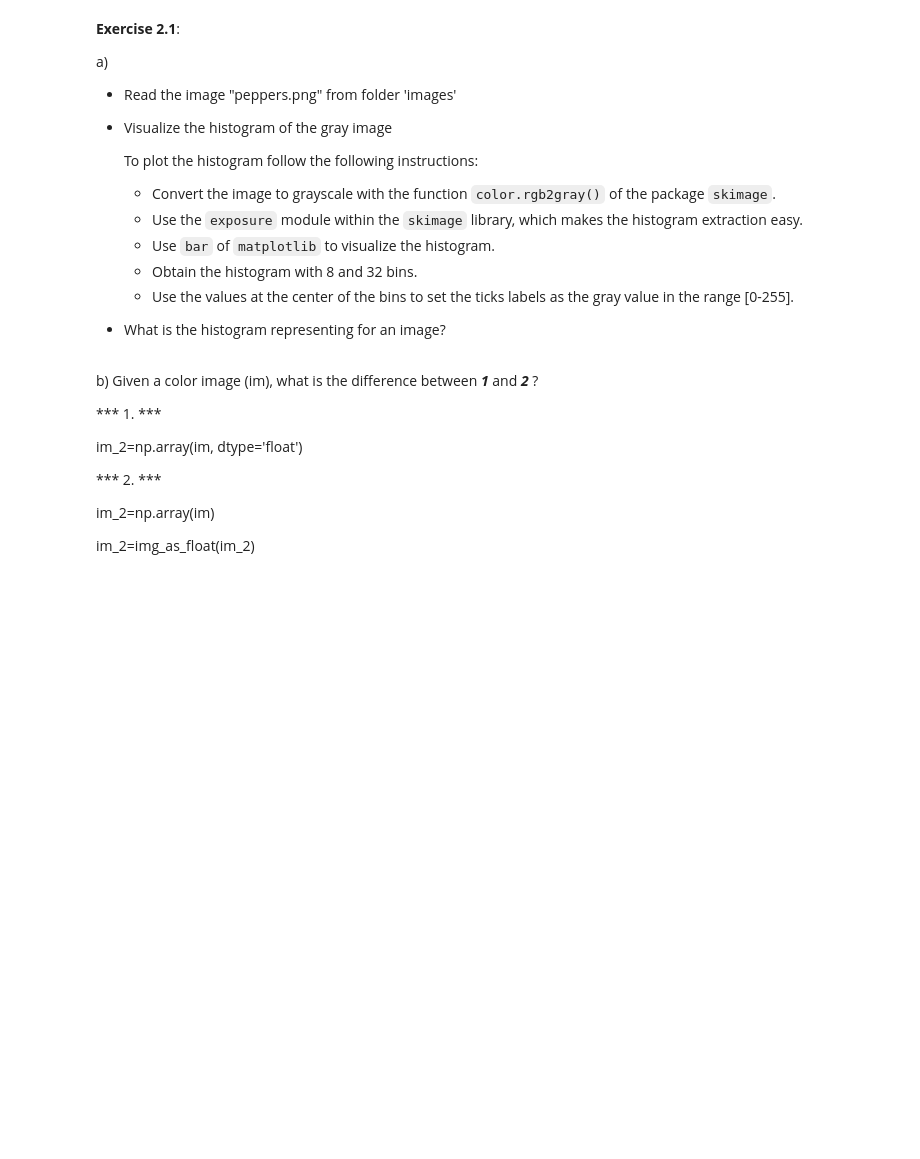
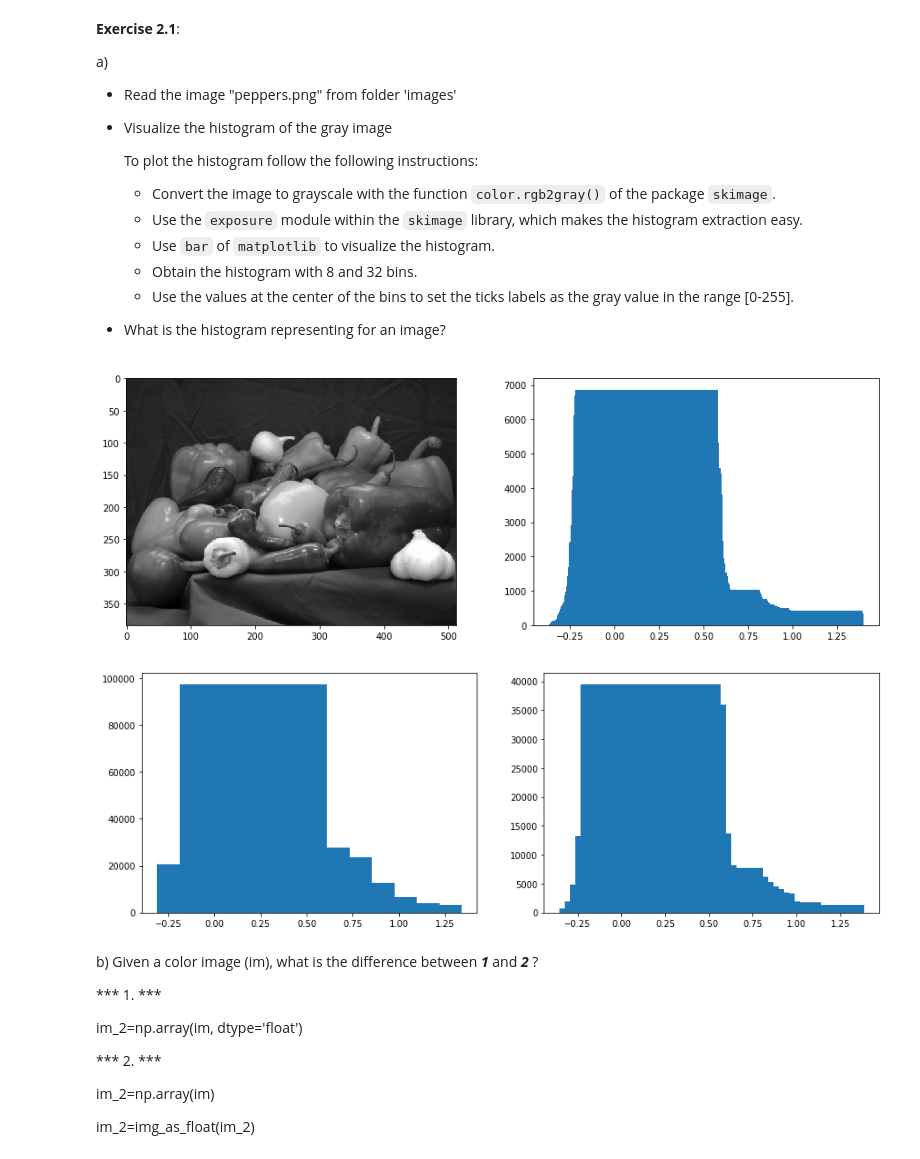
Before and after one commit to UPC-MAI-GitHub/MAI-CV, a Jupyter notebook: P2_filtering_and_edge_detection/CV1920-p2.ipynb, the cells around one changed output. Saved outputs shown, nothing was run; the diff lists cells and outputs as text; code cells hidden in the pictures; blank space fills up the shorter version.

Commit message:
added imports and bar histograms

```diff
--- a/P2_filtering_and_edge_detection/CV1920-p2.ipynb
+++ b/P2_filtering_and_edge_detection/CV1920-p2.ipynb
@@ -2,6 +2,14 @@
 # P2 Computational Vision
 
 **Important:** Read the file `README.md` before start coding.
+# %%
+# Loading necessary libraries (Feel free to add new libraries if you need for any computation)
+import numpy as np
+from matplotlib import pyplot as plt
+from skimage import data, exposure, filters, io, morphology, color
+from pathlib import Path
+
+DATA_PATH = Path('./images')
 # %% [markdown]
 <div class = "alert alert-info" style = "border-radius:10px;border-width:3px;border-color:darkblue;font-family:Verdana,sans-serif;font-size:16px;">
 
@@ -63,3 +69,24 @@ a)
+# %%
+# Your solution here
+peppers_image = io.imread(DATA_PATH / 'peppers.png')
+peppers_gray = color.rgb2gray(peppers_image)
+hist, bin_centers = exposure.histogram(peppers_gray)
+
+f, ax = plt.subplots(1, 2, figsize=(15, 5))
+ax[0].imshow(peppers_gray, cmap='gray')
+ax[1].bar(bin_centers, hist)
+plt.show()
+
+hist_8, bin_centers_8 = exposure.histogram(peppers_gray, nbins=8)
+hist_32, bin_centers_32 = exposure.histogram(peppers_gray, nbins=32)
+
+f, ax = plt.subplots(1, 2, figsize=(15, 5))
+ax[0].bar(bin_centers_8, hist_8)
+ax[1].bar(bin_centers_32, hist_32)
+plt.show()
+# %% [output]
+[figure, added]
+[figure, added]
 # %% [markdown]
 b) Given a color image (im), what is the difference between ***1*** and ***2*** ?
 
```
Also changed, not shown: parts of 1 cell of this notebook.
